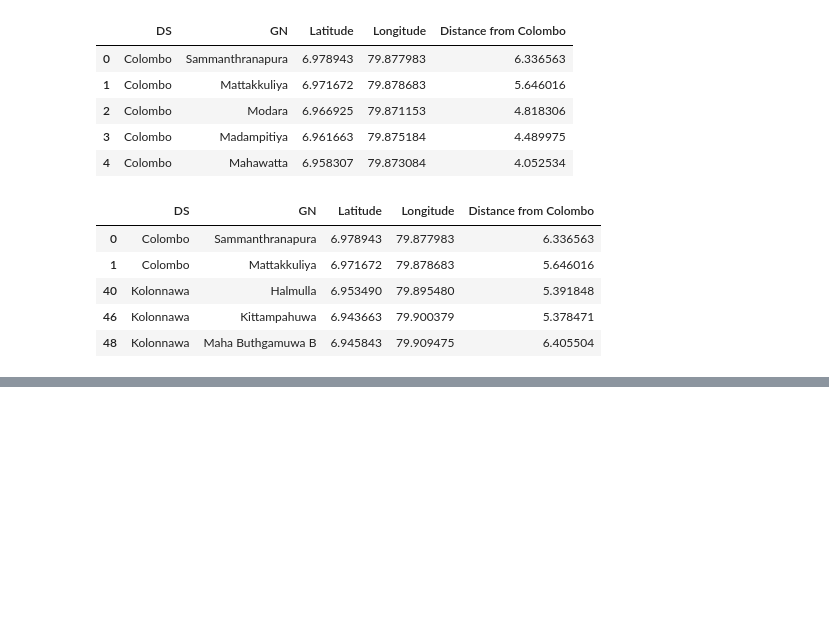
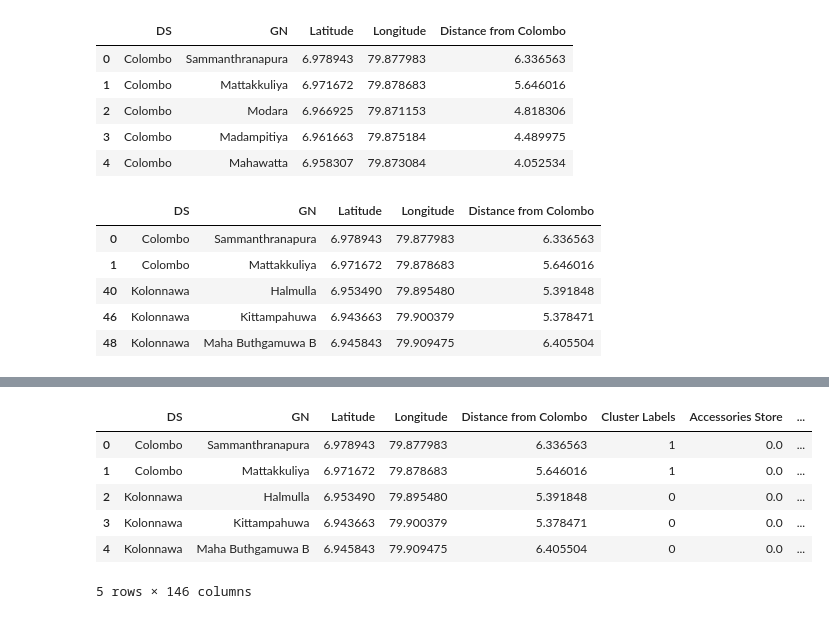
Before and after one commit to chathusha/Coursera_Capstone, a Jupyter notebook: capstoneProject.ipynb, the cells around one changed output, grey strips where cells are left out. Cells and saved outputs as stored; diff of their text form; code cells hidden in the pictures; blank space fills up the shorter version.

```diff
--- a/capstoneProject.ipynb
+++ b/capstoneProject.ipynb
@@ -165,0 +211,22 @@ colomboGroupedVenues.head()
+# %%
+# based on above figure, select number of clusters as 3
+k = 2
+# redo the clustering for the selected number of clusters
+kMeans = KMeans(k, random_state=0).fit(colomboClusteringVenues)
+# %%
+# identify the common properties of each cluster
+# adding cluster labels to df
+colomboClustered = colomboGroupedVenues.copy()
+colomboClustered.insert(1, 'Cluster Labels', kMeans.labels_)
+# Merge the df with geospatialData df
+colomboClustered = geospatialData.join(colomboClustered.set_index('GN'), on='GN')
+colomboClustered.reset_index(inplace=True, drop=True)
+colomboClustered.head()
+# %% [output]
+|  | DS | GN | Latitude | Longitude | Distance from Colombo | Cluster Labels | Accessories Store | ... |
+| 0 | Colombo | Sammanthranapura | 6.978943 | 79.877983 | 6.336563 | 1 | 0.0 | ... |
+| 1 | Colombo | Mattakkuliya | 6.971672 | 79.878683 | 5.646016 | 1 | 0.0 | ... |
+| 2 | Kolonnawa | Halmulla | 6.953490 | 79.895480 | 5.391848 | 0 | 0.0 | ... |
+| 3 | Kolonnawa | Kittampahuwa | 6.943663 | 79.900379 | 5.378471 | 0 | 0.0 | ... |
+| 4 | Kolonnawa | Maha Buthgamuwa B | 6.945843 | 79.909475 | 6.405504 | 0 | 0.0 | ... |
+5 rows × 146 columns
```
Also changed, not shown: parts of 15 cells of this notebook.
